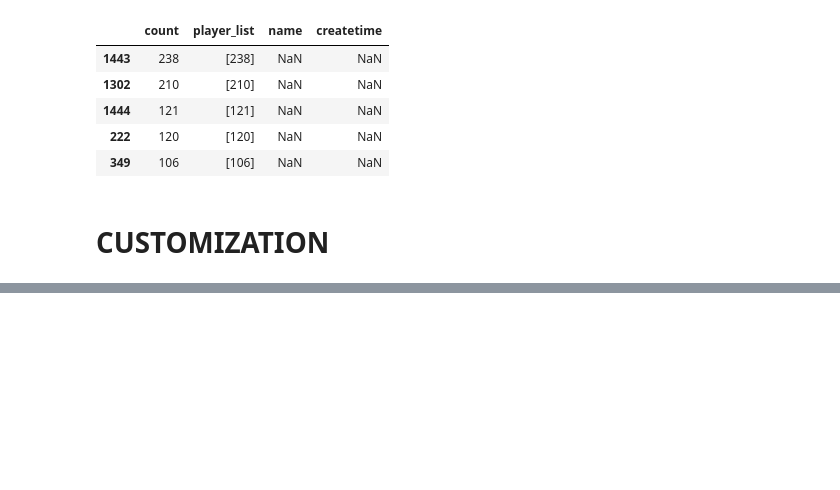
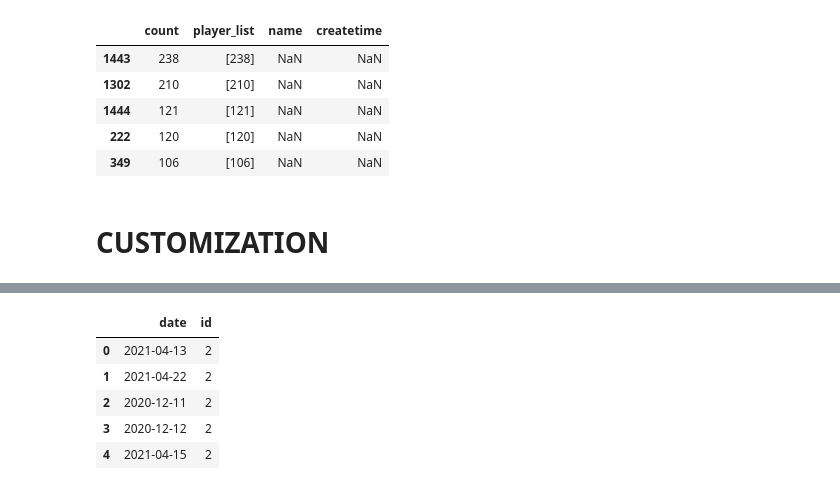
Before and after one commit to Ender-Wiggin2019/tfm-summary, a Jupyter notebook: tfm_data_summary.ipynb, the cells around one changed output, grey strips where cells are left out. Saved outputs shown, nothing was run; the diff lists cells and outputs as text; code cells hidden in the pictures; blank space fills up the shorter version.

```diff
--- a/tfm_data_summary.ipynb
+++ b/tfm_data_summary.ipynb
@@ -193,5 +191,19 @@ highest.head()
 # %%
 user_df.to_csv('ee.csv',index=False)
+# %%
+# test
+firstgame = user_df.loc[0,["corporation1","rank","time"]]
+user_df["date"] = user_df["time"].dt.normalize()
+group_by_date = user_df.groupby(['date']).agg({'id':'count'}).sort_values(by=['id'], ascending=False)
+group_by_date = group_by_date[group_by_date["id"]<=7]
+group_by_date.reset_index().head()
+# %% [output]
+|  | date | id |
+| 0 | 2021-04-13 | 2 |
+| 1 | 2021-04-22 | 2 |
+| 2 | 2020-12-11 | 2 |
+| 3 | 2020-12-12 | 2 |
+| 4 | 2021-04-15 | 2 |
 # %%
 def user_summary(ff1,ff2,user): ## ff1=df4
     user_df = playerGroup(ff1,4,user,player_mapping_df)
```
Also changed, not shown: parts of 8 cells of this notebook, 3 other files.
